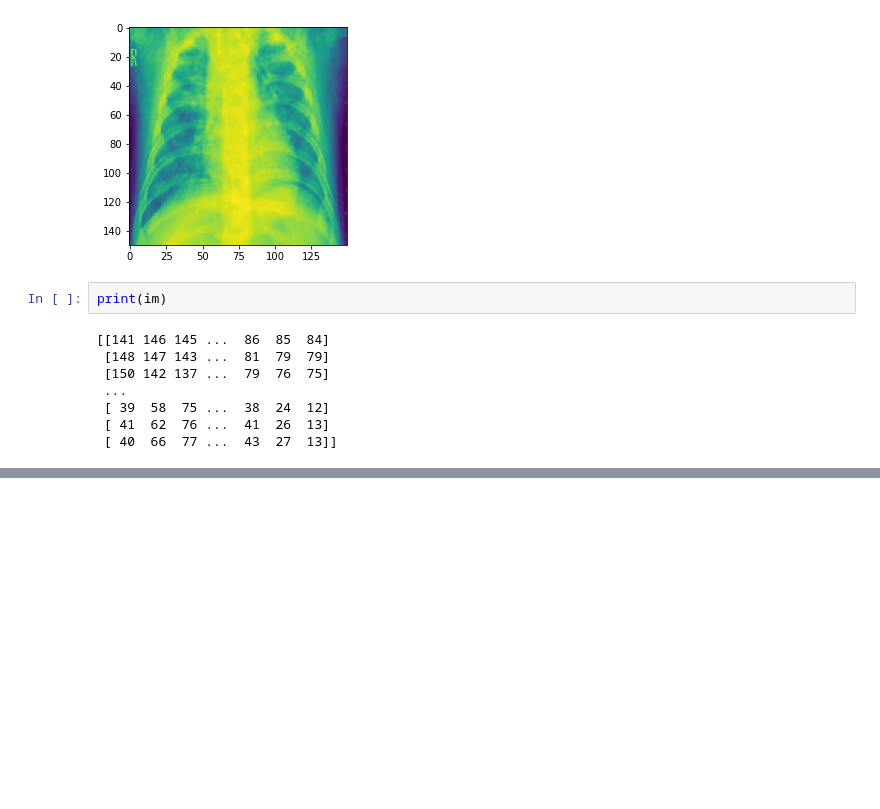
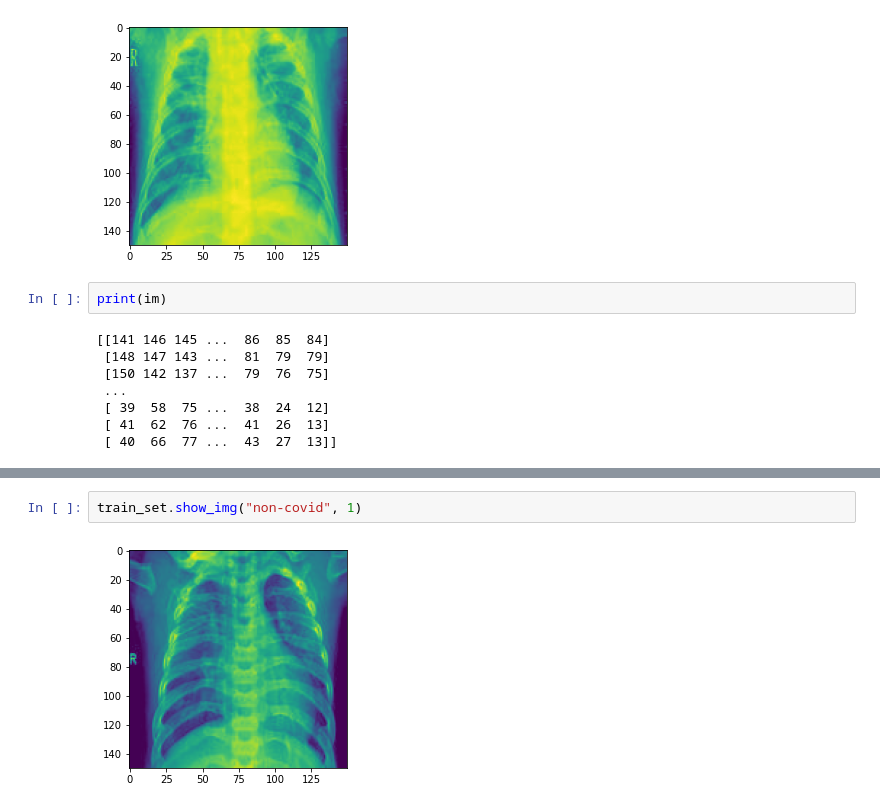
Before and after one commit to roskeys/DLSP, a Jupyter notebook: DL small project.ipynb, the cells around one changed output, grey strips where cells are left out. Drawn from its saved outputs; the diff is of its cells as text; blank space fills up the shorter version.

```diff
--- a/DL small project.ipynb
+++ b/DL small project.ipynb
@@ -82,0 +97,4 @@ print(im)
+# %%
+train_set.show_img("non-covid", 1)
+# %% [output]
+[figure, added]
```
Also changed, not shown: parts of 4 cells of this notebook.
